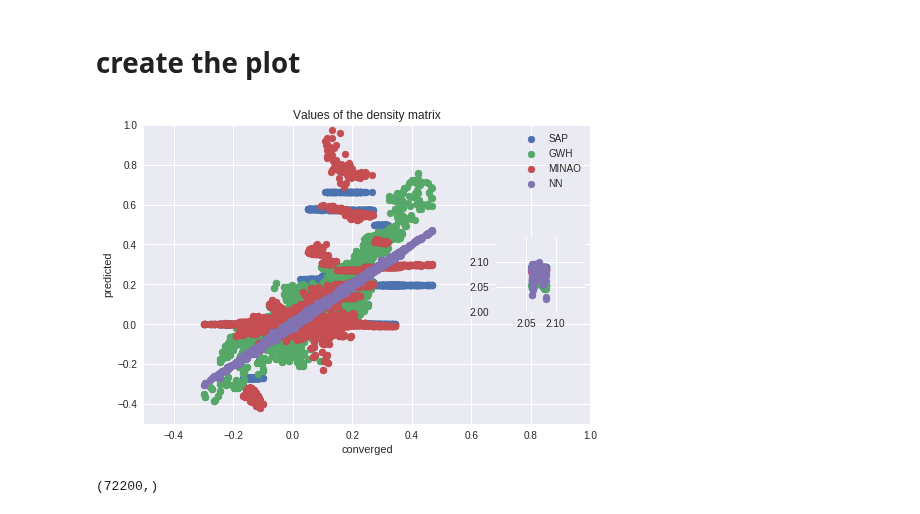
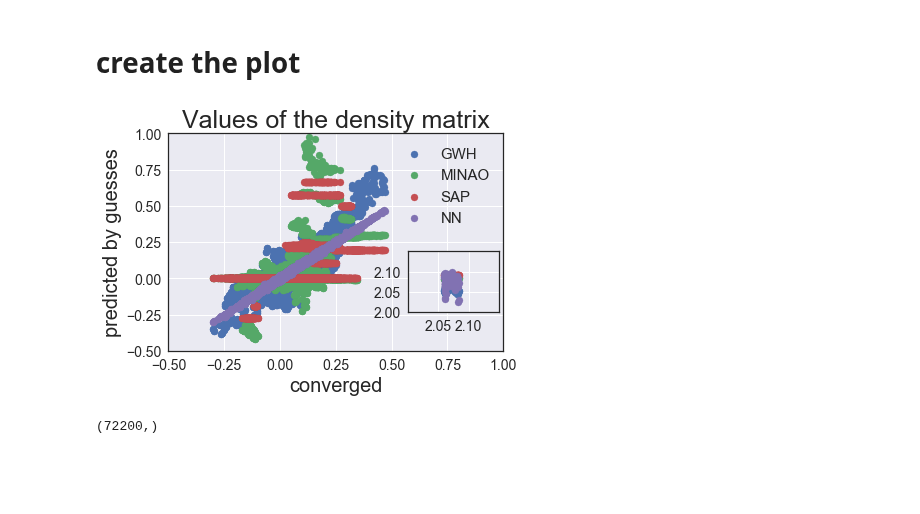
Before and after one commit to jcartus/SCFInitialGuess, a Jupyter notebook: cc2ai/notebooks/PredictionScatter.ipynb, the cells around one changed output. Cells and saved outputs as stored; diff of their text form; code cells hidden in the pictures; blank space fills up the shorter version.

Commit message:
CHG: updated plot (added border changed xlims, reformatted labels etc.

```diff
--- a/cc2ai/notebooks/PredictionScatter.ipynb
+++ b/cc2ai/notebooks/PredictionScatter.ipynb
@@ -81,43 +63,48 @@ from matplotlib.patches import Rectangle
 expected = dataset.testing[1].flatten()
 upper = 1
 lower = -.5
 
 
 #--- outer ---
 fig, ax = plt.subplots()
-plt.scatter(expected, p_sap.flatten(), label="SAP")
 plt.scatter(expected, p_gwh.flatten(), label="GWH")
 plt.scatter(expected, p_minao.flatten(), label="MINAO")
+plt.scatter(expected, p_sap.flatten(), label="SAP")
 plt.scatter(expected, p_batch.flatten(), label="NN")
 
-plt.title("Values of the density matrix")
-plt.ylabel("predicted")
-plt.xlabel("converged")
+plt.title("Values of the density matrix", fontsize=25)
+plt.ylabel("predicted by guesses", fontsize=20)
+plt.xlabel("converged", fontsize=20)
 plt.xlim(lower, upper)
 plt.ylim(lower, upper)
-plt.legend()
+plt.legend(fontsize=15)
+plt.tick_params(labelsize=14)
 #---
 
 #--- insert ---
 lower, upper = 2.0, 2.15
-ax_inner = inset_axes(ax, width="20%", height="25%", loc=7)
-ax_inner.scatter(expected, p_sap.flatten(), label="SAP")
+#ax_inner = inset_axes(ax, width="20%", height="25%", loc=7)
+ax_inner = plt.axes([0.68, 0.26, 0.21, 0.21])
 ax_inner.scatter(expected, p_gwh.flatten(), label="GWH")
 ax_inner.scatter(expected, p_minao.flatten(), label="MINAO")
+ax_inner.scatter(expected, p_sap.flatten(), label="SAP")
 ax_inner.scatter(expected, p_batch.flatten(), label="NN")
 
 plt.xlim(lower, upper)
 plt.ylim(lower, upper)
 plt.xticks([2.05, 2.1])
 plt.yticks([2.0,2.05, 2.1])
+plt.tick_params(labelsize=14)
 
-ax_inner.add_patch(Rectangle((0,0), height=0.15, width=0.15))
+#plt.rcParams["axes.grid"] = True
+plt.rcParams["axes.edgecolor"] = "0.15"
+plt.rcParams["axes.linewidth"] = 1.25
 
 #---
-plt.savefig("/home/jcartus/Repos/cc2aiPoster/figures/EthinPredictionScatter.png")
+plt.savefig("/home/jo/Repos/cc2aiPoster/figures/EthinPredictionScatter.png")
 plt.show()
 # %% [output]
-[figure, old version]
+[figure, new version]
 # %%
 p_batch.flatten().shape
 # %% [output]
```
Also changed, not shown: parts of 2 cells of this notebook.
